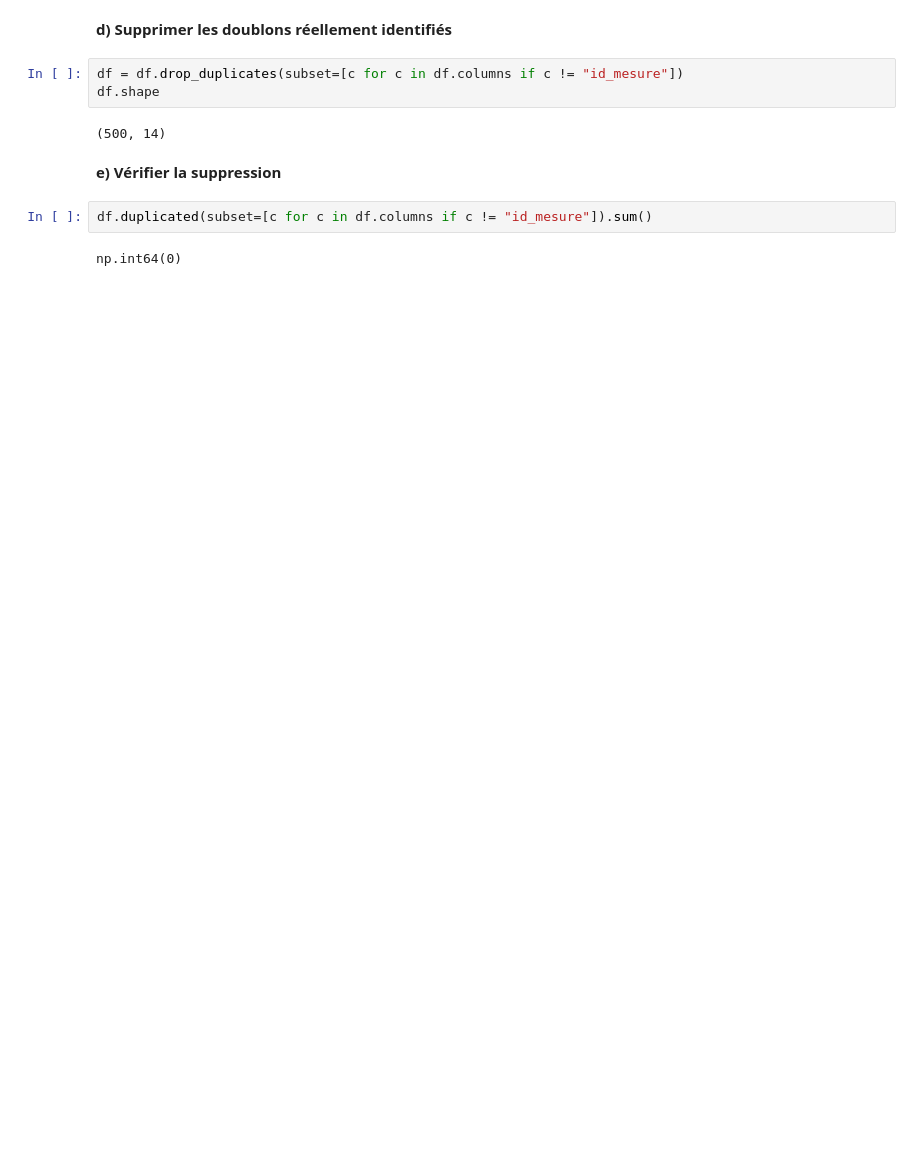
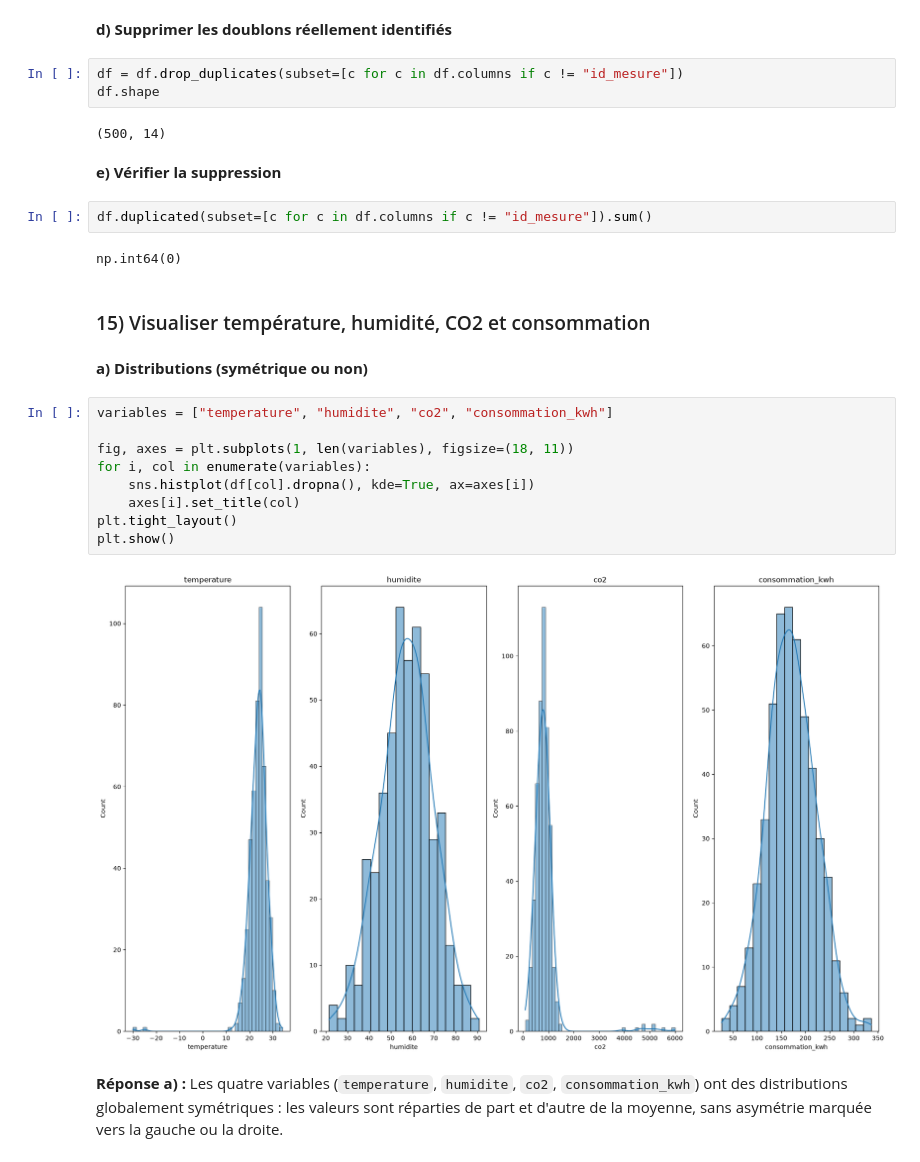
Before and after one commit to galassmyname/Atelier-donnees-tabulaires, a Jupyter notebook: atelier_prepa_donnees_tab/notebooks/atelier_prepa_donnees_tab.ipynb, the cells around one changed output. Cells and saved outputs as stored; diff of their text form; blank space fills up the shorter version.

Commit message:
visualisation  distributions (symétrique ou non)

```diff
--- a/atelier_prepa_donnees_tab/notebooks/atelier_prepa_donnees_tab.ipynb
+++ b/atelier_prepa_donnees_tab/notebooks/atelier_prepa_donnees_tab.ipynb
@@ -454,3 +452,22 @@ df.shape
 df.duplicated(subset=[c for c in df.columns if c != "id_mesure"]).sum()
 # %% [output]
 np.int64(0)
+# %% [markdown]
+### 15) Visualiser température, humidité, CO2 et consommation
+# %% [markdown]
+**a) Distributions (symétrique ou non)**
+# %%
+variables = ["temperature", "humidite", "co2", "consommation_kwh"]
+
+fig, axes = plt.subplots(1, len(variables), figsize=(18, 11))
+for i, col in enumerate(variables):
+    sns.histplot(df[col].dropna(), kde=True, ax=axes[i])
+    axes[i].set_title(col)
+plt.tight_layout()
+plt.show()
+# %% [output]
+[figure, added]
+# %% [markdown]
+**Réponse a) :** Les quatre variables (`temperature`, `humidite`, `co2`, `consommation_kwh`)
+ont des distributions globalement symétriques : les valeurs sont réparties de part et
+d'autre de la moyenne, sans asymétrie marquée vers la gauche ou la droite.
```
Also changed, not shown: parts of 1 cell of this notebook.
